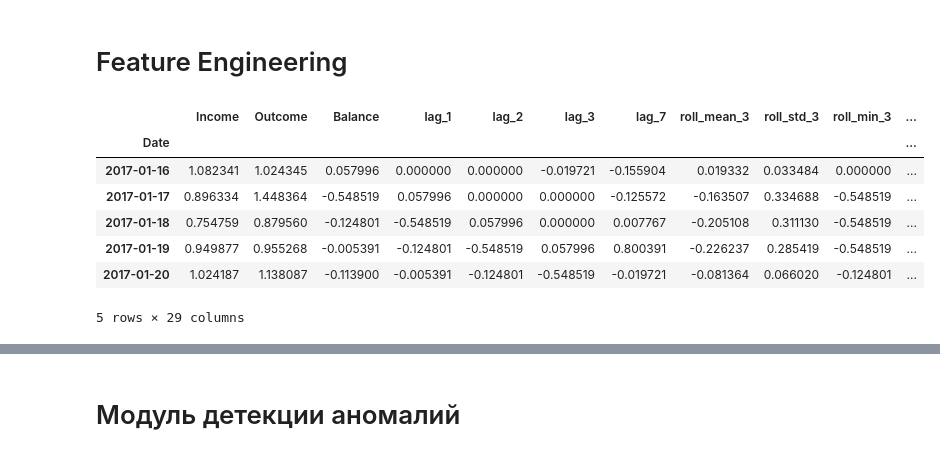
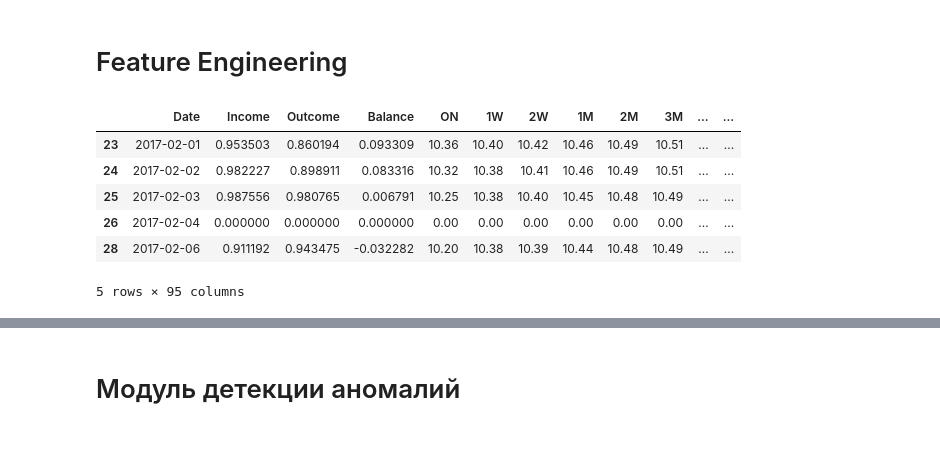
Before and after one commit to kiripcha/-FTIAD-Time-structured-data-analysis, a Jupyter notebook: Project/main.ipynb, the cells around one changed output, grey strips where cells are left out. Cells and saved outputs as stored; diff of their text form; code cells hidden in the pictures.

```diff
--- a/Project/main.ipynb
+++ b/Project/main.ipynb
@@ -126,0 +220,9 @@ plot_df(data_origin, x=data_origin.index, y=data_origin.Balance, title='Саль
+# %%
+n_samples = len(data_origin['Balance'])
+a = 0.6
+x = w = data_origin['Balance'].to_numpy()
+lags = 30
+for t in range(n_samples):
+    x[t] = a*x[t-1] + w[t]
+
+tsplot(x, lags=lags)
@@ -819,54 +820,55 @@ def create_balance_features(df, target_col='Balance'):
     df = df.copy()
 
     # Лаги (1, 2, 3, 7 дней назад)
     for lag in [1, 2, 3, 7]:
-        df[f'lag_{lag}'] = df[target_col].shift(lag)
+        df[f'lag_{lag}_{target_col}'] = df[target_col].shift(lag)
 
     # Rolling Statistics
 
     windows = [3, 7, 14]
 
     for window in windows:
         # Скользящие средние
-        df[f'roll_mean_{window}'] = df[target_col].rolling(window=window, min_periods=1).mean()
+        df[f'roll_mean_{window}_{target_col}'] = df[target_col].rolling(window=window, min_periods=1).mean()
         # Скользящее стандартное отклонение
-        df[f'roll_std_{window}'] = df[target_col].rolling(window=window, min_periods=1).std()
+        df[f'roll_std_{window}_{target_col}'] = df[target_col].rolling(window=window, min_periods=1).std()
         # Скользящий минимум
-        df[f'roll_min_{window}'] = df[target_col].rolling(window=window, min_periods=1).min()
+        df[f'roll_min_{window}_{target_col}'] = df[target_col].rolling(window=window, min_periods=1).min()
         # Скользящий максимум
-        df[f'roll_max_{window}'] = df[target_col].rolling(window=window, min_periods=1).max()
+        df[f'roll_max_{window}_{target_col}'] = df[target_col].rolling(window=window, min_periods=1).max()
         # Скользящая сумма
-        df[f'roll_sum_{window}'] = df[target_col].rolling(window=window, min_periods=1).sum()
+        df[f'roll_sum_{window}_{target_col}'] = df[target_col].rolling(window=window, min_periods=1).sum()
 
     # Разности (первого порядка)
-    df['diff_1'] = df[target_col].diff(1)
-    df['diff_2'] = df[target_col].diff(2)
+    df[f'diff_1_{target_col}'] = df[target_col].diff(1)
+    df[f'diff_2_{target_col}'] = df[target_col].diff(2)
 
     # Кумулятивная сумма и среднее
-    df['cumsum'] = df[target_col].cumsum()
-    df['cummean'] = df[target_col].expanding().mean()
+    df[f'cumsum_{target_col}'] = df[target_col].cumsum()
+    df[f'cummean_{target_col}'] = df[target_col].expanding().mean()
 
     # Отношение текущего значения к скользящему среднему
     for window in [3, 7]:
-        df[f'ratio_ma_{window}'] = df[target_col] / df[f'roll_mean_{window}']
+        df[f'ratio_ma_{window}_{target_col}'] = df[target_col] / df[f'roll_mean_{window}_{target_col}']
 
     # Отношение к предыдущему значению
-    df['ratio_lag_1'] = df[target_col] / df[f'lag_1']
+    df[f'ratio_lag_1_{target_col}'] = df[target_col] / df[f'lag_1_{target_col}']
 
-    data[data == np.inf] = 1e10
-    data[data == -np.inf] = -1e10
+    df[df == np.inf] = 1e10
+    df[df == -np.inf] = -1e10
     df = df.dropna()
 
     return df
 
-data = create_balance_features(data)
-data.head()
+feature_engineering_data = create_balance_features(merged_data, 'Balance')
+feature_engineering_data = create_balance_features(feature_engineering_data, 'Income')
+feature_engineering_data = create_balance_features(feature_engineering_data, 'Outcome')
+feature_engineering_data.head()
 # %% [output]
-|  | Income | Outcome | Balance | lag_1 | lag_2 | lag_3 | lag_7 | roll_mean_3 | roll_std_3 | roll_min_3 | ... |
-| Date |  |  |  |  |  |  |  |  |  |  | ... |
-| 2017-01-16 | 1.082341 | 1.024345 | 0.057996 | 0.000000 | 0.000000 | -0.019721 | -0.155904 | 0.019332 | 0.033484 | 0.000000 | ... |
-| 2017-01-17 | 0.896334 | 1.448364 | -0.548519 | 0.057996 | 0.000000 | 0.000000 | -0.125572 | -0.163507 | 0.334688 | -0.548519 | ... |
-| 2017-01-18 | 0.754759 | 0.879560 | -0.124801 | -0.548519 | 0.057996 | 0.000000 | 0.007767 | -0.205108 | 0.311130 | -0.548519 | ... |
-| 2017-01-19 | 0.949877 | 0.955268 | -0.005391 | -0.124801 | -0.548519 | 0.057996 | 0.800391 | -0.226237 | 0.285419 | -0.548519 | ... |
-| 2017-01-20 | 1.024187 | 1.138087 | -0.113900 | -0.005391 | -0.124801 | -0.548519 | -0.019721 | -0.081364 | 0.066020 | -0.124801 | ... |
+|  | Date | Income | Outcome | Balance | ON | 1W | 2W | 1M | 2M | 3M | ... | ... |
+| 23 | 2017-02-01 | 0.953503 | 0.860194 | 0.093309 | 10.36 | 10.40 | 10.42 | 10.46 | 10.49 | 10.51 | ... | ... |
+| 24 | 2017-02-02 | 0.982227 | 0.898911 | 0.083316 | 10.32 | 10.38 | 10.41 | 10.46 | 10.49 | 10.51 | ... | ... |
+| 25 | 2017-02-03 | 0.987556 | 0.980765 | 0.006791 | 10.25 | 10.38 | 10.40 | 10.45 | 10.48 | 10.49 | ... | ... |
+| 26 | 2017-02-04 | 0.000000 | 0.000000 | 0.000000 | 0.00 | 0.00 | 0.00 | 0.00 | 0.00 | 0.00 | ... | ... |
+| 28 | 2017-02-06 | 0.911192 | 0.943475 | -0.032282 | 10.20 | 10.38 | 10.39 | 10.44 | 10.48 | 10.49 | ... | ... |
-5 rows × 29 columns
+5 rows × 95 columns
```
Also changed, not shown: parts of 43 cells of this notebook.
